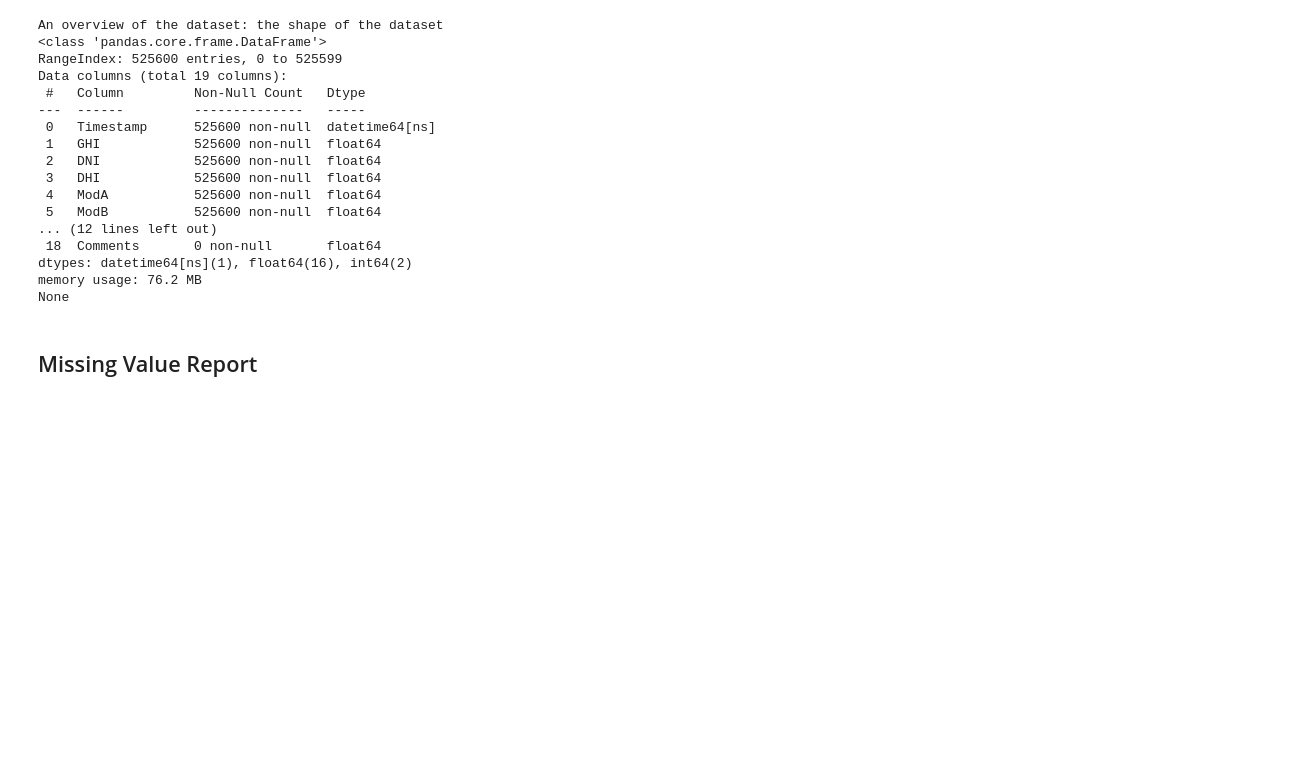
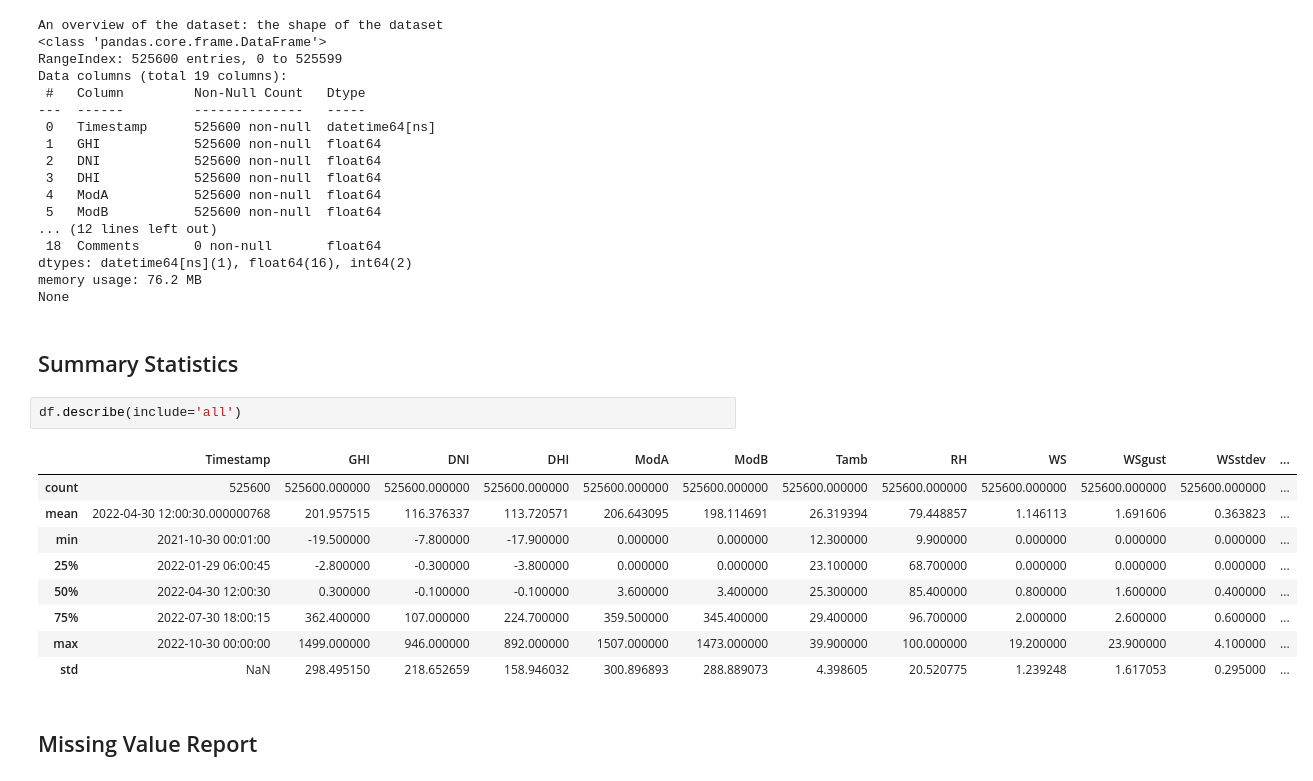
Before and after one commit to jossieT/solar-challenge-week0, a Jupyter notebook: notebooks/sierraleone_eda.ipynb, the cells around one changed output. Saved outputs shown, nothing was run; the diff lists cells and outputs as text; blank space fills up the shorter version.

Commit message:
sierraleone: data profiling, cleaning and eda summary statistics added

```diff
--- a/notebooks/sierraleone_eda.ipynb
+++ b/notebooks/sierraleone_eda.ipynb
@@ -82,6 +82,20 @@ Data columns (total 19 columns):
 dtypes: datetime64[ns](1), float64(16), int64(2)
 memory usage: 76.2 MB
 None
+# %% [markdown]
+## Summary Statistics
+# %%
+df.describe(include='all')
+# %% [output]
+|  | Timestamp | GHI | DNI | DHI | ModA | ModB | Tamb | RH | WS | WSgust | WSstdev | ... |
+| count | 525600 | 525600.000000 | 525600.000000 | 525600.000000 | 525600.000000 | 525600.000000 | 525600.000000 | 525600.000000 | 525600.000000 | 525600.000000 | 525600.000000 | ... |
+| mean | 2022-04-30 12:00:30.000000768 | 201.957515 | 116.376337 | 113.720571 | 206.643095 | 198.114691 | 26.319394 | 79.448857 | 1.146113 | 1.691606 | 0.363823 | ... |
+| min | 2021-10-30 00:01:00 | -19.500000 | -7.800000 | -17.900000 | 0.000000 | 0.000000 | 12.300000 | 9.900000 | 0.000000 | 0.000000 | 0.000000 | ... |
+| 25% | 2022-01-29 06:00:45 | -2.800000 | -0.300000 | -3.800000 | 0.000000 | 0.000000 | 23.100000 | 68.700000 | 0.000000 | 0.000000 | 0.000000 | ... |
+| 50% | 2022-04-30 12:00:30 | 0.300000 | -0.100000 | -0.100000 | 3.600000 | 3.400000 | 25.300000 | 85.400000 | 0.800000 | 1.600000 | 0.400000 | ... |
+| 75% | 2022-07-30 18:00:15 | 362.400000 | 107.000000 | 224.700000 | 359.500000 | 345.400000 | 29.400000 | 96.700000 | 2.000000 | 2.600000 | 0.600000 | ... |
+| max | 2022-10-30 00:00:00 | 1499.000000 | 946.000000 | 892.000000 | 1507.000000 | 1473.000000 | 39.900000 | 100.000000 | 19.200000 | 23.900000 | 4.100000 | ... |
+| std | NaN | 298.495150 | 218.652659 | 158.946032 | 300.896893 | 288.889073 | 4.398605 | 20.520775 | 1.239248 | 1.617053 | 0.295000 | ... |
 # %% [markdown]
 ## Missing Value Report
 # %%
```
Also changed, not shown: parts of 4 cells of this notebook, 1 other file.
